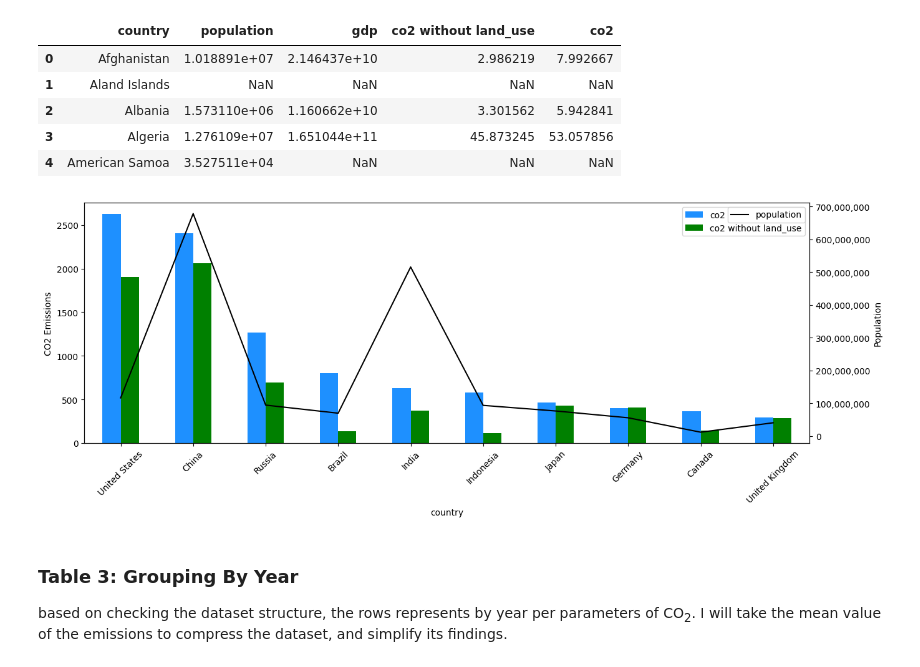
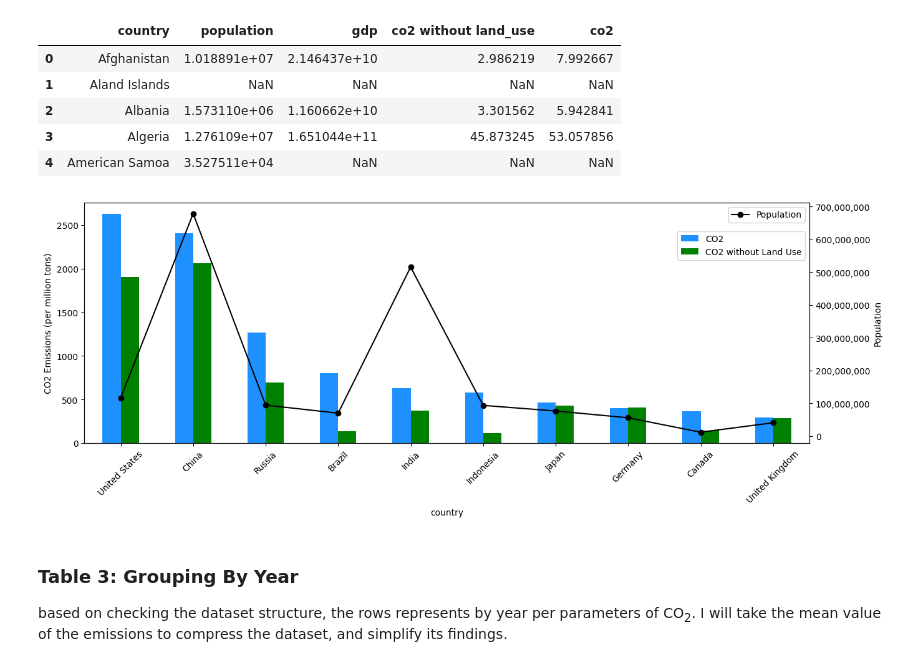
Before and after one commit to bryancastillo10/co2-emissions-analysis, a Jupyter notebook: data-preparation.ipynb, the cells around one changed output. Saved outputs shown, nothing was run; the diff lists cells and outputs as text; code cells hidden in the pictures.

```diff
--- a/data-preparation.ipynb
+++ b/data-preparation.ipynb
@@ -121,20 +121,27 @@ df_top_country = df_demo_sorted.head(10)
 # %%
 import matplotlib.ticker as tck
 def comma_formatter(x, pos):
     return "{:,}".format(int(x))
 
 fig, ax1 = plt.subplots(figsize=(15,5))
 df_top_country.plot(x="country",y=["co2","co2 without land_use"],
 color=["dodgerblue","green"],rot=45, kind="bar", ax=ax1)
-ax1.set_ylabel('CO2 Emissions')
+ax1.set_ylabel('CO2 Emissions (per million tons)')
 
 ax2 = ax1.twinx()
-df_top_country.plot(x="country",y="population",color="black",linestyle="--",ax=ax2)
+df_top_country.plot(x="country",y="population",color="black",linestyle="-",marker="o",ax=ax2)
 ax2.set_ylabel("Population")
 ax2.yaxis.set_major_formatter(tck.FuncFormatter(comma_formatter))
+
+
+# Legend Formats
+legend1 = ax1.legend(['CO2', 'CO2 without Land Use'], loc='upper right')
+legend2 = ax2.legend(['Population'], loc='upper right')
+legend1.set_bbox_to_anchor((1.0, 0.9))
+legend2.set_bbox_to_anchor((1.0, 1.0))
 plt.show()
 # %% [output]
-[figure, old version]
+[figure, new version]
 # %% [markdown]
 <h3>Table 3: Grouping By Year</h3>
 <p>based on checking the dataset structure, the rows represents by year per parameters of CO<sub>2</sub>. I will take the mean value of the emissions to compress the dataset, and simplify its findings. </p>
```
Also changed, not shown: parts of 2 cells of this notebook, 9 other files.
